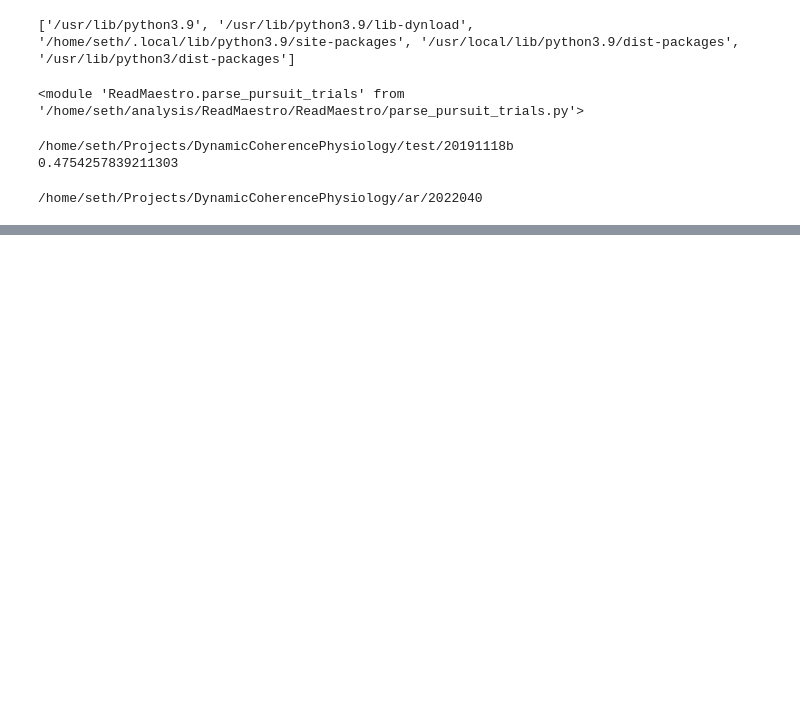
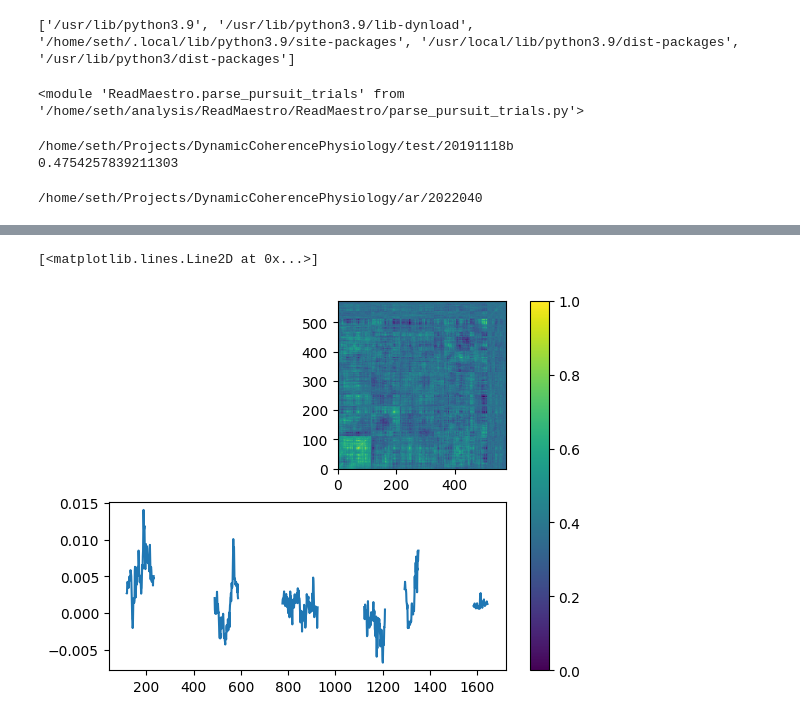
Before and after one commit to swegger/ReadMaestro, a Jupyter notebook: readExample.ipynb, the cells around one changed output, grey strips where cells are left out. Saved outputs shown, nothing was run; the diff lists cells and outputs as text; code cells hidden in the pictures; blank space fills up the shorter version.

```diff
--- a/readExample.ipynb
+++ b/readExample.ipynb
@@ -116,12 +155,24 @@ axes[1].plot(purs.eye_t,temp-mu)
 # %%
-fig, axes = plt.subplots(nrows=1, ncols=3)
-axes[0].pcolor(C_UnObs)
+fig, axes = plt.subplots(nrows=2, ncols=1)
+axes[0].pcolor(C_)
 axes[0].set_aspect('equal', 'box')
-axes[1].pcolor(C_ObsObs)
-axes[1].set_aspect('equal', 'box')
-axes[2].pcolor(C_UnObs @ np.linalg.inv(C_ObsObs))
-axes[2].set_aspect('equal', 'box')
-fig.colorbar(plt.cm.ScalarMappable(), ax=axes[2])
+fig.colorbar(plt.cm.ScalarMappable(), ax=axes)
+axes[0].set_aspect('equal', 'box')
+
+temp = np.empty_like(mu)
+temp[y] = np.nan
+temp[np.logical_not(y)] = np.diag(C_)
+axes[1].plot(purs.eye_t,temp)
+# axes[1].pcolor(C_ObsObs)
+# axes[1].set_aspect('equal', 'box')
+# axes[2].pcolor(C_UnObs @ np.linalg.inv(C_ObsObs))
+# axes[2].set_aspect('equal', 'box')
+# fig.colorbar(plt.cm.ScalarMappable(), ax=axes[2])
+# axes[3].pcolor(C_)
+# axes[3].set_aspect('equal', 'box')
+# %% [output]
+[<matplotlib.lines.Line2D at 0x...>]
+[figure, added]
 # %%
 # Test conditionalGaussian
 Ntest = 100
```
Also changed, not shown: parts of 12 cells of this notebook, 1 other file.
